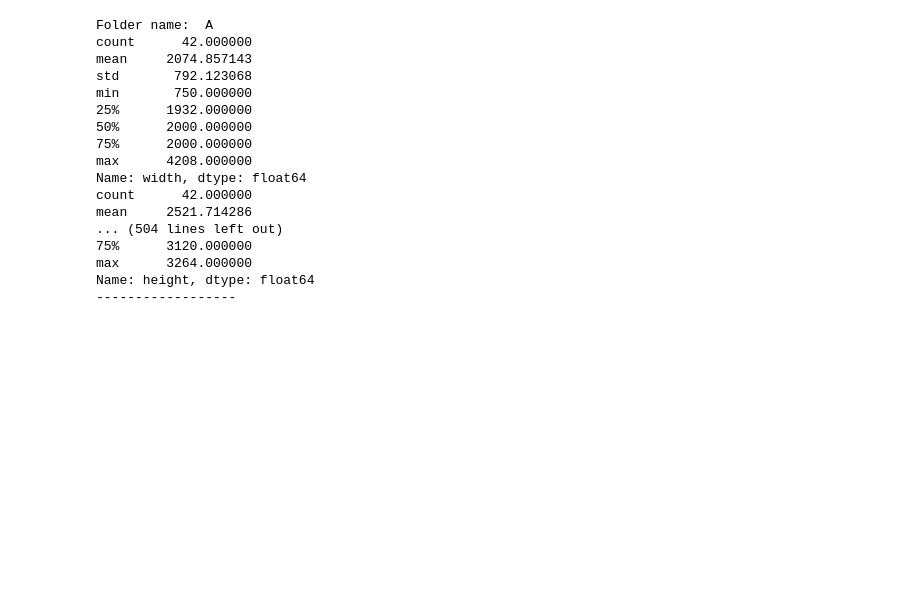
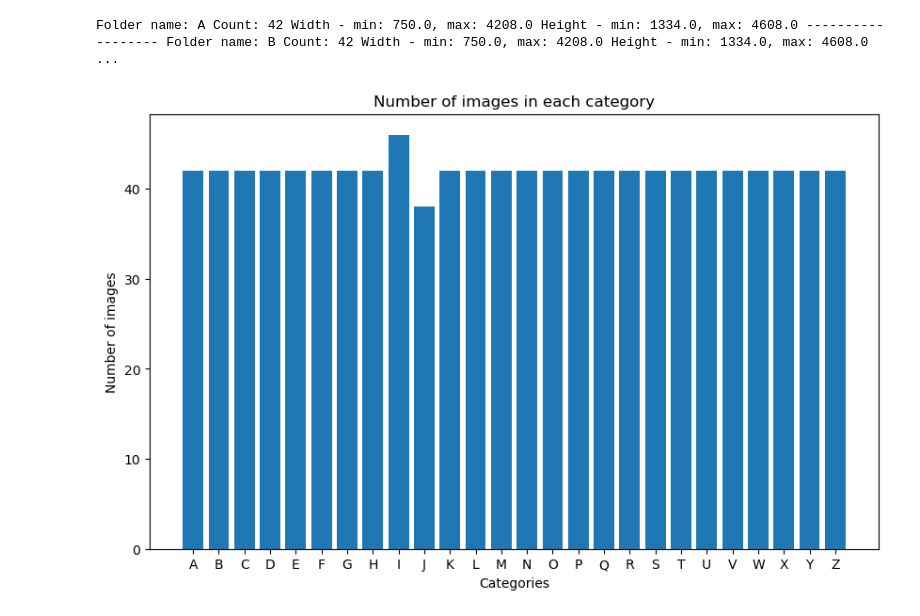
Before and after one commit to Nekoiii/ML_Practices_colab, a Jupyter notebook: GoogLeNet_sign_language.ipynb, the cells around one changed output. Saved outputs shown, nothing was run; the diff lists cells and outputs as text; code cells hidden in the pictures; blank space fills up the shorter version.

Commit message:
Kaggle Notebook | GoogLeNet_sign_language | Version 6

```diff
--- a/GoogLeNet_sign_language.ipynb
+++ b/GoogLeNet_sign_language.ipynb
@@ -10,2 +13,5 @@ for dirname, _, filenames in os.walk('/kaggle/input'):
 # %%
-train_paths = "/kaggle/input/datasets-lemlitbang-sibi-alphabets/SIBI_datasets_LEMLITBANG_SIBI_R_90.10_V02/SIBI_datasets_LEMLITBANG_SIBI_R_90.10_V02/training/"
+train_path = "/kaggle/input/datasets-lemlitbang-sibi-alphabets/SIBI_datasets_LEMLITBANG_SIBI_R_90.10_V02/SIBI_datasets_LEMLITBANG_SIBI_R_90.10_V02/training/"
+
+
+img_types = ['.jpg', '.png', '.jpeg']
@@ -13,48 +31,57 @@ train_paths = "/kaggle/input/datasets-lemlitbang-sibi-alphabets/SIBI_datasets_LE
 import warnings
 warnings.filterwarnings("ignore", category=UserWarning)
 
-from PIL import Image
-import pandas as pd
-import os
 
 def traverse_folders(path):
+    output = ""
     for folder_name in sorted(os.listdir(path)):
-        print('Folder name: ',folder_name)
+        output += 'Folder name: ' + folder_name + "\n"
 
         img_data = []
         df = pd.DataFrame(columns=['path', 'width', 'height'])
 
-        image_files = [file_name for file_name in sorted(os.listdir(os.path.join(path, folder_name))) if file_name.lower().endswith(('.jpg', '.png', '.jpeg'))]
+        # * Don't forget .lower() !
+        image_files = [file_name for file_name in sorted(os.listdir(os.path.join(path, folder_name)))
+                       if file_name.lower().endswith(tuple(img_types))]
+
+        #print(image_files)
+
         for image_file in image_files:
-
             img_path=os.path.join(path, folder_name, image_file)
-
             with Image.open(img_path) as img:
                 width, height = img.size
             img_data.append({'path': img_path, 'width': width, 'height': height})
 
         df = pd.concat([df, pd.DataFrame(img_data)], ignore_index=True)
 
-        print(df['width'].astype(int).describe())
-        print(df['height'].astype(int).describe())
-        print('------------------')
 
-traverse_folders(train_paths)
+        #print(image_file,df['width'],df['height'])
+
+        width_desc = df['width'].astype(int).describe()
+        height_desc = df['height'].astype(int).describe()
+
+        output += "Count: {}\n".format(int(width_desc['count']))
+        output += "Width -  min: {}, max: {}\n".format(width_desc['min'], width_desc['max'])
+        output += "Height -  min: {}, max: {}\n".format(height_desc['min'], height_desc['max'])
+        output += '------------------\n'
+
+    return output
+
+scrollable_output = traverse_folders(train_path)
+create_scrollable_output(scrollable_output)
 # %% [output]
-Folder name:  A
-count      42.000000
-mean     2074.857143
-std       792.123068
-min       750.000000
-25%      1932.000000
-50%      2000.000000
-75%      2000.000000
-max      4208.000000
-Name: width, dtype: float64
-count      42.000000
-mean     2521.714286
-... (504 lines left out)
-75%      3120.000000
-max      3264.000000
-Name: height, dtype: float64
-------------------
+Folder name: A Count: 42 Width - min: 750.0, max: 4208.0 Height - min: 1334.0, max: 4608.0 ------------------ Folder name: B Count: 42 Width - min: 750.0, max: 4208.0 Height - min: 1334.0, max: 4608.0 ...
+# %%
+categories = sorted(os.listdir(train_path))
+
+image_counts = [len([f for f in os.listdir(os.path.join(train_path, category))
+                     if f.lower().endswith(tuple(img_types))]) for category in categories]
+
+plt.figure(figsize=(10,6))
+plt.bar(categories, image_counts)
+plt.xlabel("Categories")
+plt.ylabel("Number of images")
+plt.title("Number of images in each category")
+plt.show()
+# %% [output]
+[figure, added]
```
Also changed, not shown: parts of 5 cells of this notebook.
